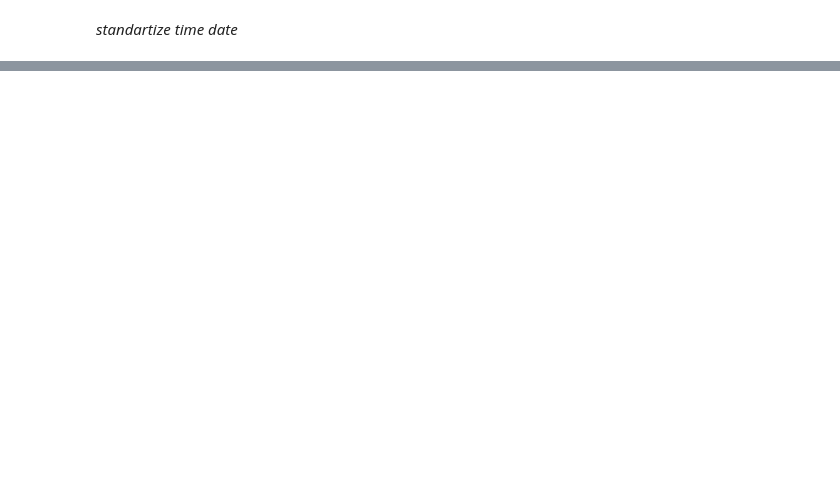
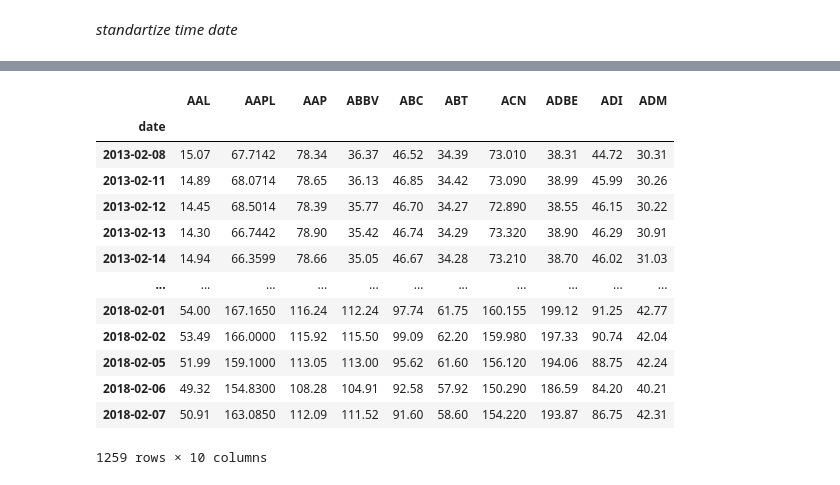
Before and after one commit to 00-2/msu_course_data_analisis, a Jupyter notebook: dz6_api_multidimensional_time.ipynb, the cells around one changed output, grey strips where cells are left out. Drawn from its saved outputs; the diff is of its cells as text; code cells hidden in the pictures; blank space fills up the shorter version.

```diff
--- a/dz6_api_multidimensional_time.ipynb
+++ b/dz6_api_multidimensional_time.ipynb
@@ -70,2 +34,6 @@ memory usage: 101.7+ KB
+# %%
+#n - num_of_companies
+n = 10
+data = data.head(1259*n)
 # %% [markdown]
 *standartize time date*
@@ -124,0 +44,15 @@ last_crashes
+# %%
+names = data['Name'].unique()
+dates = data['date'].unique()
+
+arr = []
+for date in dates:
+    d = {}
+    d['date'] = date
+    for name in names:
+        d[name] = data[(data['Name'] == name) & (data['date'] == date)].values.tolist()
+        if len(d[name])>0:
+            # get open value
+            d[name] = d[name][0][1]
+
+    arr.append(d)
@@ -125 +81,19 @@ last_crashes
+# %%
+standartize_stocks = standartize_stocks.sort_values(by='date')
+standartize_stocks
+# %% [output]
+|  | AAL | AAPL | AAP | ABBV | ABC | ABT | ACN | ADBE | ADI | ADM |
+| date |  |  |  |  |  |  |  |  |  |  |
+| 2013-02-08 | 15.07 | 67.7142 | 78.34 | 36.37 | 46.52 | 34.39 | 73.010 | 38.31 | 44.72 | 30.31 |
+| 2013-02-11 | 14.89 | 68.0714 | 78.65 | 36.13 | 46.85 | 34.42 | 73.090 | 38.99 | 45.99 | 30.26 |
+| 2013-02-12 | 14.45 | 68.5014 | 78.39 | 35.77 | 46.70 | 34.27 | 72.890 | 38.55 | 46.15 | 30.22 |
+| 2013-02-13 | 14.30 | 66.7442 | 78.90 | 35.42 | 46.74 | 34.29 | 73.320 | 38.90 | 46.29 | 30.91 |
+| 2013-02-14 | 14.94 | 66.3599 | 78.66 | 35.05 | 46.67 | 34.28 | 73.210 | 38.70 | 46.02 | 31.03 |
+| ... | ... | ... | ... | ... | ... | ... | ... | ... | ... | ... |
+| 2018-02-01 | 54.00 | 167.1650 | 116.24 | 112.24 | 97.74 | 61.75 | 160.155 | 199.12 | 91.25 | 42.77 |
+| 2018-02-02 | 53.49 | 166.0000 | 115.92 | 115.50 | 99.09 | 62.20 | 159.980 | 197.33 | 90.74 | 42.04 |
+| 2018-02-05 | 51.99 | 159.1000 | 113.05 | 113.00 | 95.62 | 61.60 | 156.120 | 194.06 | 88.75 | 42.24 |
+| 2018-02-06 | 49.32 | 154.8300 | 108.28 | 104.91 | 92.58 | 57.92 | 150.290 | 186.59 | 84.20 | 40.21 |
+| 2018-02-07 | 50.91 | 163.0850 | 112.09 | 111.52 | 91.60 | 58.60 | 154.220 | 193.87 | 86.75 | 42.31 |
+1259 rows × 10 columns
 # %%
```
Also changed, not shown: parts of 30 cells of this notebook, 2 other files.
